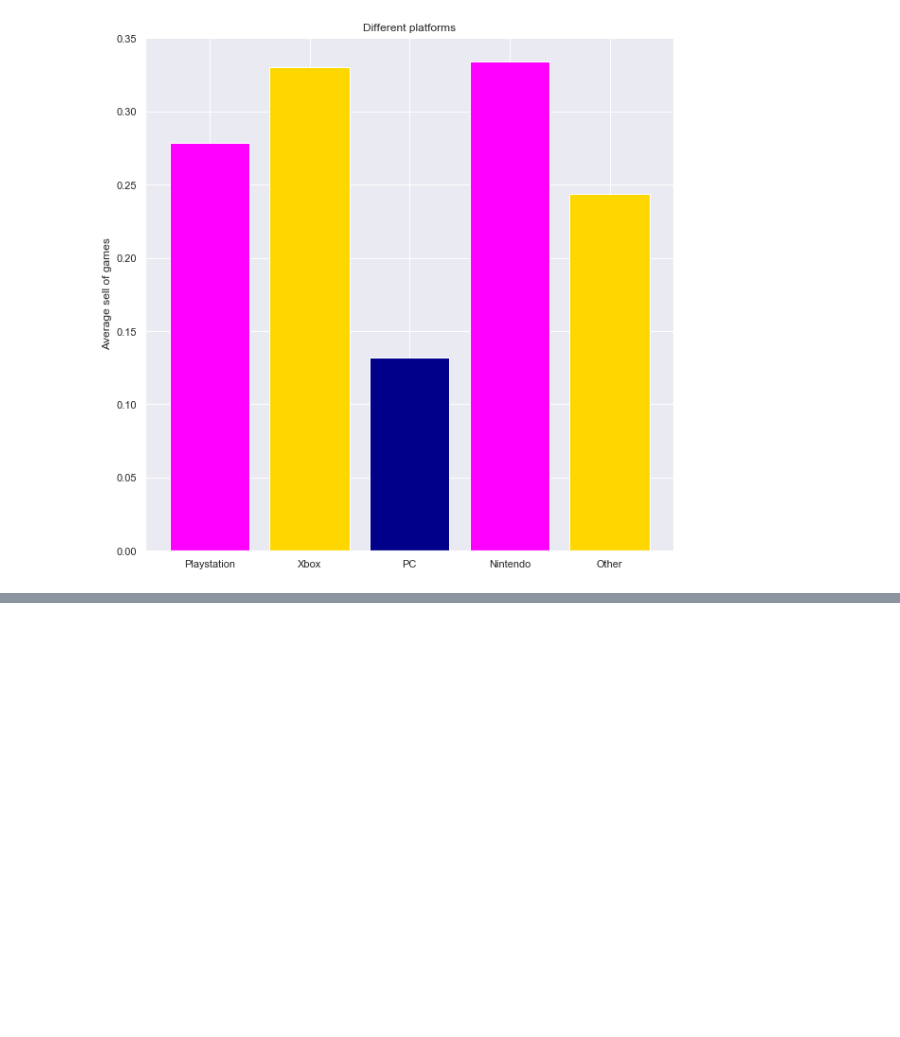
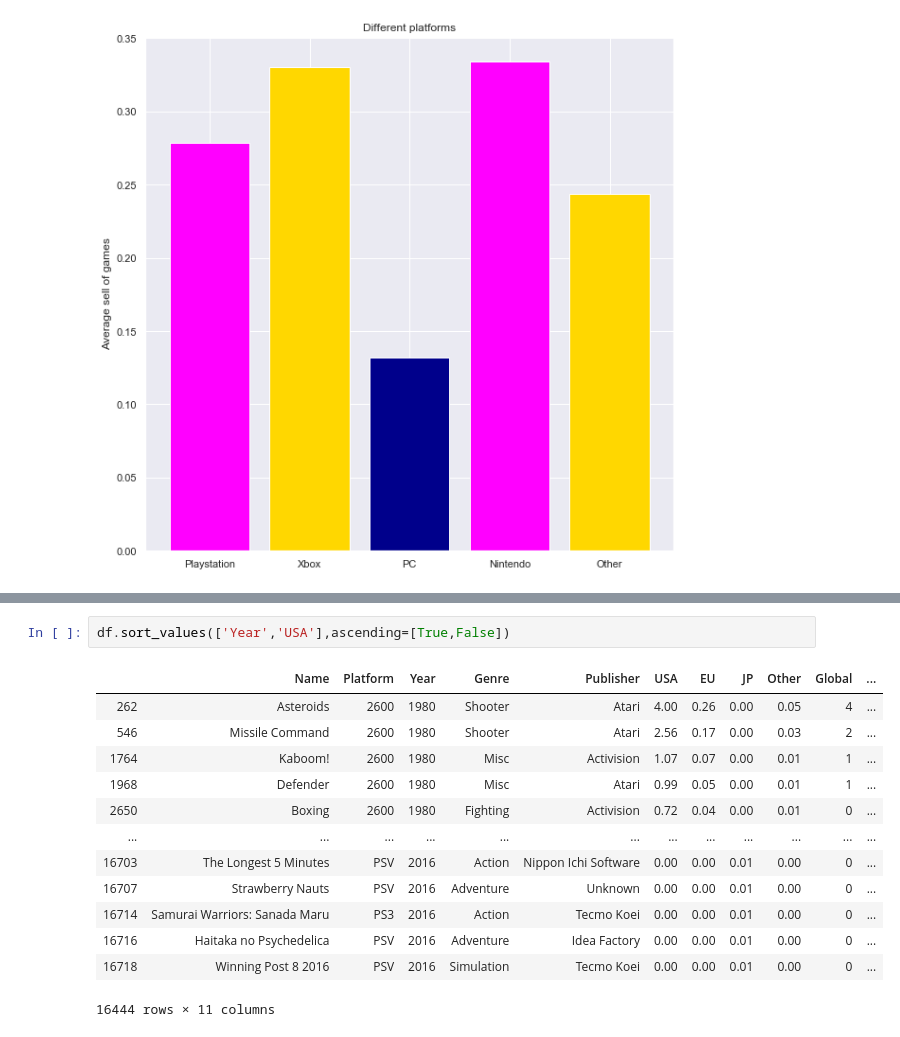
Before and after one commit to LeDorean/videogame_analysis, a Jupyter notebook: Untitled1.ipynb, the cells around one changed output, grey strips where cells are left out. Cells and saved outputs as stored; diff of their text form; blank space fills up the shorter version.

```diff
--- a/Untitled1.ipynb
+++ b/Untitled1.ipynb
@@ -344,0 +405,16 @@ plt.show()
+# %%
+df.sort_values(['Year','USA'],ascending=[True,False])
+# %% [output]
+|  | Name | Platform | Year | Genre | Publisher | USA | EU | JP | Other | Global | ... |
+| 262 | Asteroids | 2600 | 1980 | Shooter | Atari | 4.00 | 0.26 | 0.00 | 0.05 | 4 | ... |
+| 546 | Missile Command | 2600 | 1980 | Shooter | Atari | 2.56 | 0.17 | 0.00 | 0.03 | 2 | ... |
+| 1764 | Kaboom! | 2600 | 1980 | Misc | Activision | 1.07 | 0.07 | 0.00 | 0.01 | 1 | ... |
+| 1968 | Defender | 2600 | 1980 | Misc | Atari | 0.99 | 0.05 | 0.00 | 0.01 | 1 | ... |
+| 2650 | Boxing | 2600 | 1980 | Fighting | Activision | 0.72 | 0.04 | 0.00 | 0.01 | 0 | ... |
+| ... | ... | ... | ... | ... | ... | ... | ... | ... | ... | ... | ... |
+| 16703 | The Longest 5 Minutes | PSV | 2016 | Action | Nippon Ichi Software | 0.00 | 0.00 | 0.01 | 0.00 | 0 | ... |
+| 16707 | Strawberry Nauts | PSV | 2016 | Adventure | Unknown | 0.00 | 0.00 | 0.01 | 0.00 | 0 | ... |
+| 16714 | Samurai Warriors: Sanada Maru | PS3 | 2016 | Action | Tecmo Koei | 0.00 | 0.00 | 0.01 | 0.00 | 0 | ... |
+| 16716 | Haitaka no Psychedelica | PSV | 2016 | Adventure | Idea Factory | 0.00 | 0.00 | 0.01 | 0.00 | 0 | ... |
+| 16718 | Winning Post 8 2016 | PSV | 2016 | Simulation | Tecmo Koei | 0.00 | 0.00 | 0.01 | 0.00 | 0 | ... |
+16444 rows × 11 columns
```
Also changed, not shown: parts of 7 cells of this notebook.
